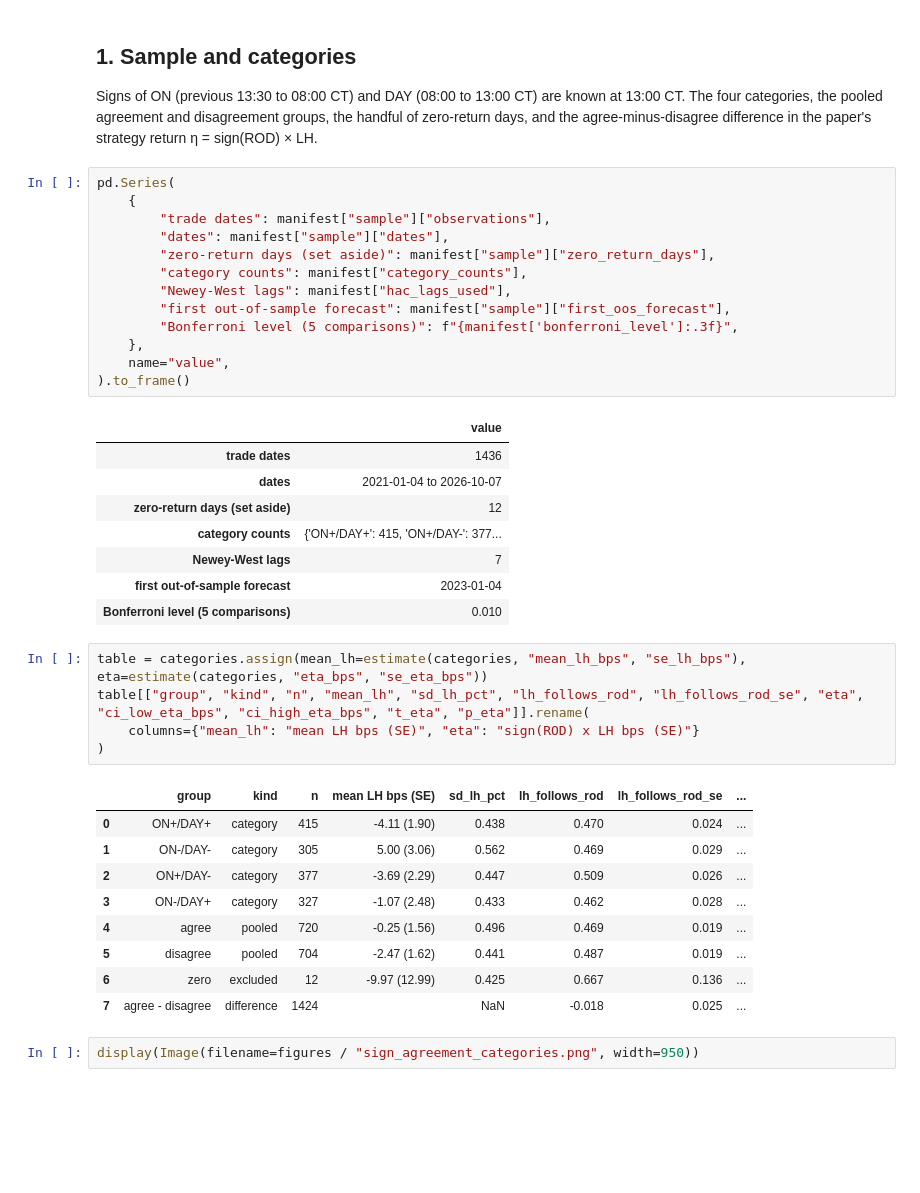
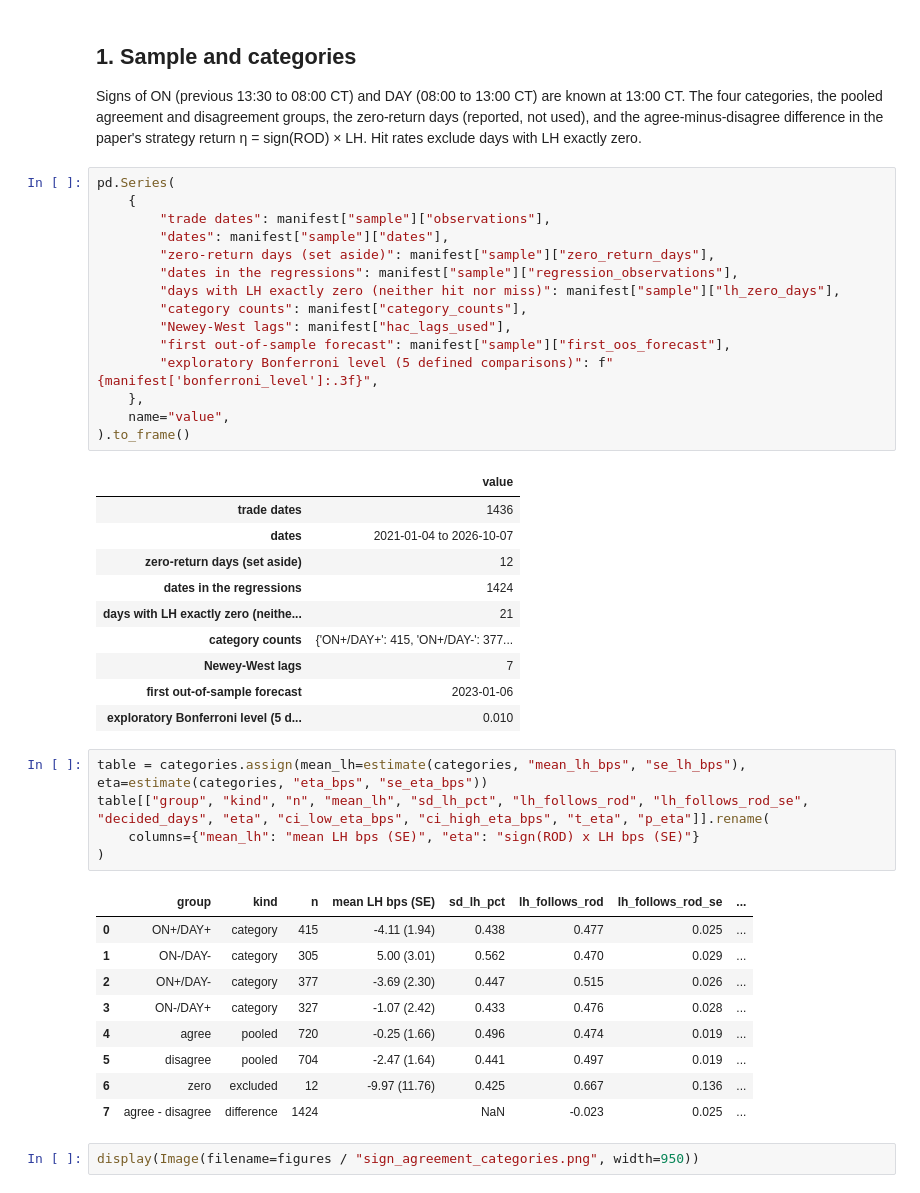
Before and after one commit to gwino/futures-project-group3, a Jupyter notebook: analysis/07_sign_agreement_results.ipynb, the cells around one changed output. Cells and saved outputs as stored; diff of their text form; blank space fills up the shorter version.

```diff
--- a/analysis/07_sign_agreement_results.ipynb
+++ b/analysis/07_sign_agreement_results.ipynb
@@ -37,17 +38,19 @@ def estimate(frame: pd.DataFrame, value: str, error: str) -> pd.Series:
 # %% [markdown]
 ## 1. Sample and categories
 
-Signs of ON (previous 13:30 to 08:00 CT) and DAY (08:00 to 13:00 CT) are known at 13:00 CT. The four categories, the pooled agreement and disagreement groups, the handful of zero-return days, and the agree-minus-disagree difference in the paper's strategy return η = sign(ROD) × LH.
+Signs of ON (previous 13:30 to 08:00 CT) and DAY (08:00 to 13:00 CT) are known at 13:00 CT. The four categories, the pooled agreement and disagreement groups, the zero-return days (reported, not used), and the agree-minus-disagree difference in the paper's strategy return η = sign(ROD) × LH. Hit rates exclude days with LH exactly zero.
 # %%
 pd.Series(
 	{
 		"trade dates": manifest["sample"]["observations"],
 		"dates": manifest["sample"]["dates"],
 		"zero-return days (set aside)": manifest["sample"]["zero_return_days"],
+		"dates in the regressions": manifest["sample"]["regression_observations"],
+		"days with LH exactly zero (neither hit nor miss)": manifest["sample"]["lh_zero_days"],
 		"category counts": manifest["category_counts"],
 		"Newey-West lags": manifest["hac_lags_used"],
 		"first out-of-sample forecast": manifest["sample"]["first_oos_forecast"],
-		"Bonferroni level (5 comparisons)": f"{manifest['bonferroni_level']:.3f}",
+		"exploratory Bonferroni level (5 defined comparisons)": f"{manifest['bonferroni_level']:.3f}",
 	},
 	name="value",
 ).to_frame()
@@ -56,25 +59,27 @@ pd.Series(
 | trade dates | 1436 |
 | dates | 2021-01-04 to 2026-10-07 |
 | zero-return days (set aside) | 12 |
+| dates in the regressions | 1424 |
+| days with LH exactly zero (neithe... | 21 |
 | category counts | {'ON+/DAY+': 415, 'ON+/DAY-': 377... |
 | Newey-West lags | 7 |
-| first out-of-sample forecast | 2023-01-04 |
-| Bonferroni level (5 comparisons) | 0.010 |
+| first out-of-sample forecast | 2023-01-06 |
+| exploratory Bonferroni level (5 d... | 0.010 |
 # %%
 table = categories.assign(mean_lh=estimate(categories, "mean_lh_bps", "se_lh_bps"), eta=estimate(categories, "eta_bps", "se_eta_bps"))
-table[["group", "kind", "n", "mean_lh", "sd_lh_pct", "lh_follows_rod", "lh_follows_rod_se", "eta", "ci_low_eta_bps", "ci_high_eta_bps", "t_eta", "p_eta"]].rename(
+table[["group", "kind", "n", "mean_lh", "sd_lh_pct", "lh_follows_rod", "lh_follows_rod_se", "decided_days", "eta", "ci_low_eta_bps", "ci_high_eta_bps", "t_eta", "p_eta"]].rename(
 	columns={"mean_lh": "mean LH bps (SE)", "eta": "sign(ROD) x LH bps (SE)"}
 )
 # %% [output]
 |  | group | kind | n | mean LH bps (SE) | sd_lh_pct | lh_follows_rod | lh_follows_rod_se | ... |
-| 0 | ON+/DAY+ | category | 415 | -4.11 (1.90) | 0.438 | 0.470 | 0.024 | ... |
-| 1 | ON-/DAY- | category | 305 | 5.00 (3.06) | 0.562 | 0.469 | 0.029 | ... |
-| 2 | ON+/DAY- | category | 377 | -3.69 (2.29) | 0.447 | 0.509 | 0.026 | ... |
-| 3 | ON-/DAY+ | category | 327 | -1.07 (2.48) | 0.433 | 0.462 | 0.028 | ... |
-| 4 | agree | pooled | 720 | -0.25 (1.56) | 0.496 | 0.469 | 0.019 | ... |
-| 5 | disagree | pooled | 704 | -2.47 (1.62) | 0.441 | 0.487 | 0.019 | ... |
-| 6 | zero | excluded | 12 | -9.97 (12.99) | 0.425 | 0.667 | 0.136 | ... |
-| 7 | agree - disagree | difference | 1424 |  | NaN | -0.018 | 0.025 | ... |
+| 0 | ON+/DAY+ | category | 415 | -4.11 (1.94) | 0.438 | 0.477 | 0.025 | ... |
+| 1 | ON-/DAY- | category | 305 | 5.00 (3.01) | 0.562 | 0.470 | 0.029 | ... |
+| 2 | ON+/DAY- | category | 377 | -3.69 (2.30) | 0.447 | 0.515 | 0.026 | ... |
+| 3 | ON-/DAY+ | category | 327 | -1.07 (2.42) | 0.433 | 0.476 | 0.028 | ... |
+| 4 | agree | pooled | 720 | -0.25 (1.66) | 0.496 | 0.474 | 0.019 | ... |
+| 5 | disagree | pooled | 704 | -2.47 (1.64) | 0.441 | 0.497 | 0.019 | ... |
+| 6 | zero | excluded | 12 | -9.97 (11.76) | 0.425 | 0.667 | 0.136 | ... |
+| 7 | agree - disagree | difference | 1424 |  | NaN | -0.023 | 0.025 | ... |
 # %%
 display(Image(filename=figures / "sign_agreement_categories.png", width=950))
 # %% [output]
```
Also changed, not shown: parts of 14 cells of this notebook, 24 other files.
